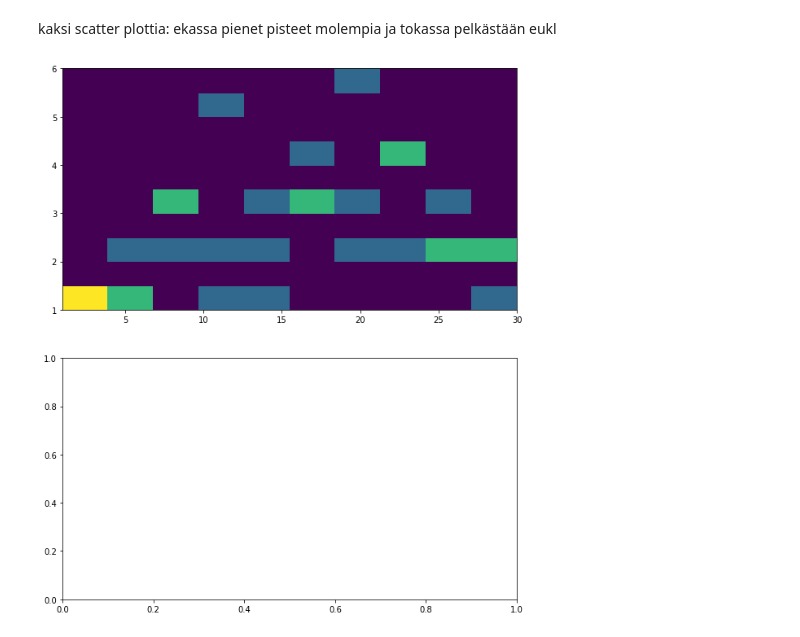
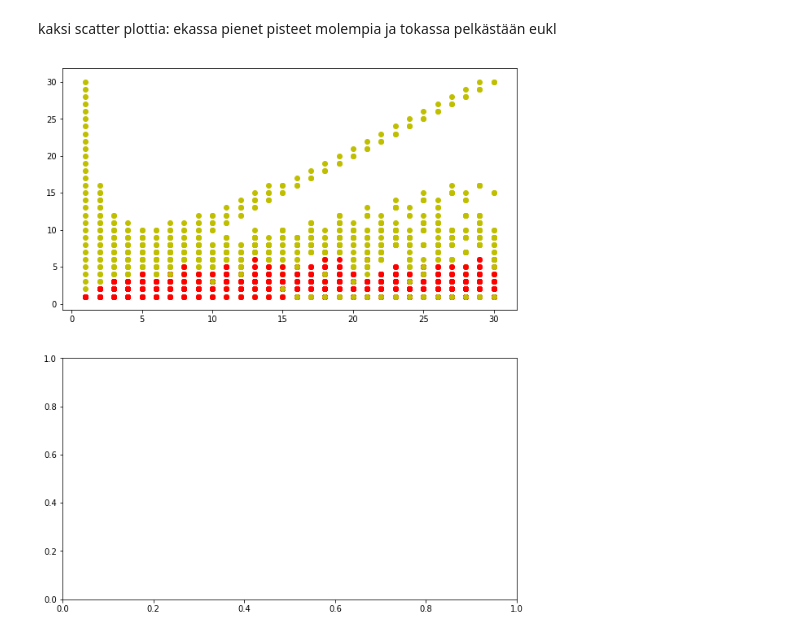
Before and after one commit to pajunkissa/gcd-complexity, a Jupyter notebook: Kompleksisuuden mittaamisesta.ipynb, the cells around one changed output. Cells and saved outputs as stored; diff of their text form; code cells hidden in the pictures.

Commit message:
scatter plot

```diff
--- a/Kompleksisuuden mittaamisesta.ipynb
+++ b/Kompleksisuuden mittaamisesta.ipynb
@@ -126,20 +126,22 @@ kaksi scatter plottia: ekassa pienet pisteet molempia ja tokassa pelkästään e
 # %%
 import matplotlib.pyplot as plt
 import numpy as np
 
 fig, axs = plt.subplots(2, 1, figsize=(10, 12))
 
 x = list(range(1,n))
 y = list(range(1,n))
 
 for a in x:
     z1 = []
     z2 = []
     for b in y:
         z1.append(syt(a,b)[1])
         z2.append(eukl(a,b)[1])
-    axs[0].scatter(x,z2)
+    axs[0].scatter(x,z2, c = 'r')
+    axs[0].scatter(x,z1, c = 'y')
+
 
 plt.show()
 # %% [output]
-[figure, old version]
+[figure, new version]
```
